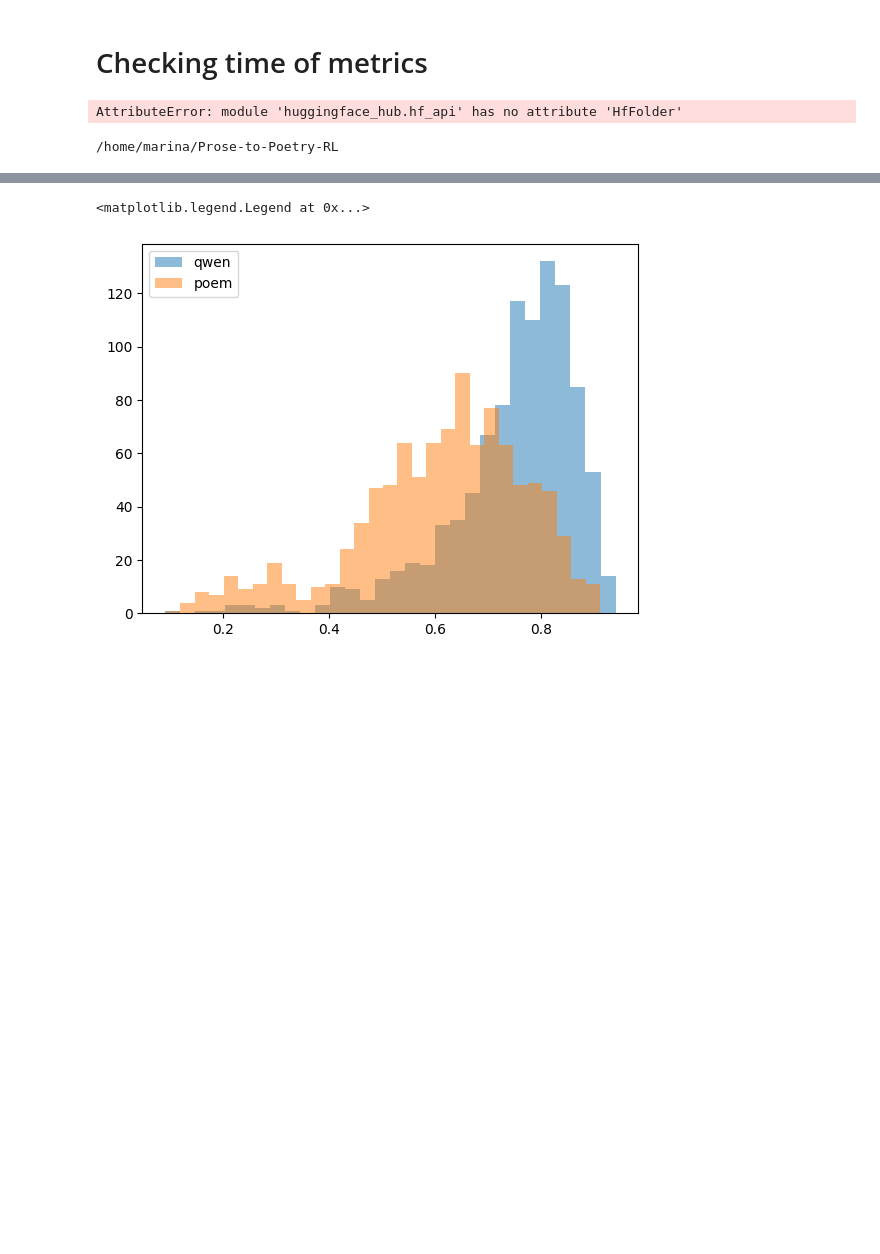
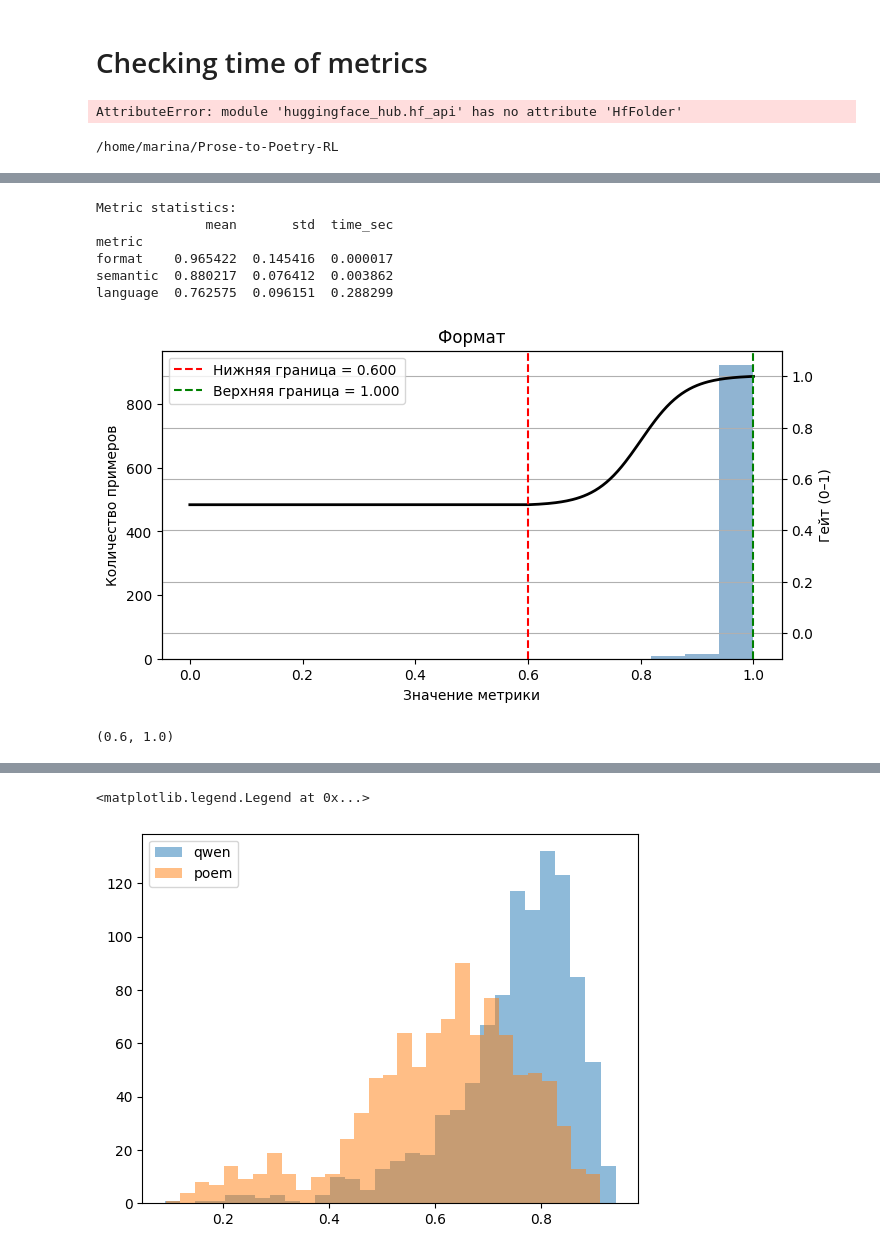
Before and after one commit to MarinaDistler/Prose-to-Poetry-RL, a Jupyter notebook: dataset-creation/check-metrics.ipynb, the cells around one changed output, grey strips where cells are left out. Drawn from its saved outputs; the diff is of its cells as text; code cells hidden in the pictures; blank space fills up the shorter version.

Commit message:
add gate graphics

```diff
--- a/dataset-creation/check-metrics.ipynb
+++ b/dataset-creation/check-metrics.ipynb
@@ -75,5 +74,6 @@ ModuleNotFoundError: No module named 'language_tool_python'
 # %%
-model_base = ModelQwen(quantization=True, path='models/sft-short-prompt')
+model_base = ModelQwen(quantization=True, path='models/qwen')
+prompt_type = 'long'
 # %%
 def filter_lines(text):
     lines = []
@@ -98,7 +98,7 @@ def format_score_fn(df):
         f_lines = text_to_lines(text)
         input_len_ = len(input)
 
-        score = format_score(text, lines, f_lines, input_len_, use_unknown_ratio=use_unknown_ratio)
+        score = format_score(text, lines, f_lines, input_len_, use_unknown_ratio=False)
         scores.append(score)
     return np.array(scores)
 
@@ -173,12 +173,9 @@ def grammar_errors_fn(df):
 
     return np.array(scores)
 
-from prompts import format_chat_template
-from  metrics import compute_nll_batch
-
 def language_fn(df):
     format_chat_template_ = lambda row: format_chat_template(row, model_base.tokenizer, False, markup=None,
-                                                             short=True)
+                                                             prompt_type=prompt_type)
     df['input'] = df['text']
     df = df.apply(format_chat_template_, axis=1)
     outs = compute_nll_batch(
@@ -315,0 +306,27 @@ def analyze_metrics(metrics_dict, dataset, text_key="text",
+# %%
+import ast
+
+poems =  pd.read_csv('dataset/testset.csv')
+poems['output'] = poems['stanzas'].apply(lambda x: '\n'.join(ast.literal_eval(x))).tolist()
+poems['text'] = poems['input']
+# %%
+metric_fns = {
+    "format": format_score_fn,
+    "semantic": semantic_embedding_fn,
+    "language": language_fn
+}
+stats_df, metrics = eval_metrics(poems, metric_fns)
+# %% [output]
+Metric statistics:
+              mean       std  time_sec
+metric
+format    0.965422  0.145416  0.000017
+semantic  0.880217  0.076412  0.003862
+language  0.762575  0.096151  0.288299
+# %%
+plot_metric_with_gate(
+            metrics['format'][metrics['format'] > 0.8], 'Формат', q_low=0.4, q_high=0.15, power=10, bins=3
+        )
+# %% [output]
+[figure, added]
+(0.6, 1.0)
```
Also changed, not shown: parts of 4 cells of this notebook.
